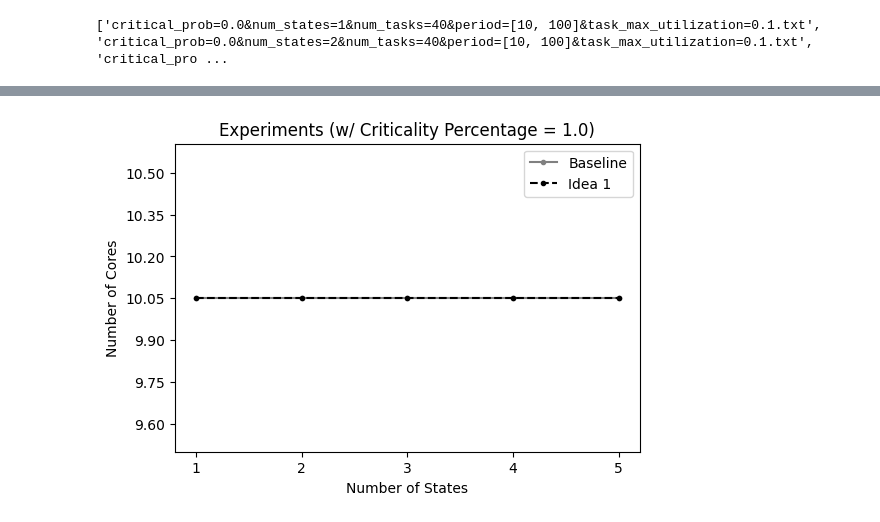
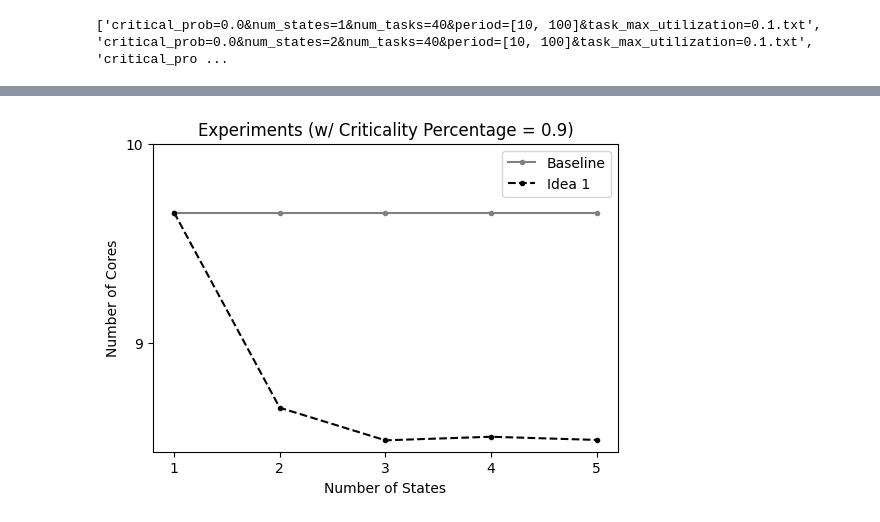
Before and after one commit to Akyeast/softerr_sim, a Jupyter notebook: vis/vis_idea1.ipynb, the cells around one changed output, grey strips where cells are left out. Cells and saved outputs as stored; diff of their text form; code cells hidden in the pictures.

```diff
--- a/vis/vis_idea1.ipynb
+++ b/vis/vis_idea1.ipynb
@@ -75,33 +75,33 @@ plt.show()
 # %%
 # Compare state-wise and state-less with #states (#critical_prob = vis_critical_prob)
 
-vis_critical_prob = '1.0'
+vis_critical_prob = '0.9'
 
 plt.figure(figsize=(6,4))
 
 ax = plt.gca()
 
 index = critical_prob_index[vis_critical_prob]
 state_list = cfg['num_states_list']
 state_list = cfg['num_states_list']
 
 def get_state_list(output_dict, index) :
     return [output_dict[str(s)][index] for s in state_list]
 
 plt.plot(state_list[:-1], get_state_list(state_less, index)[:-1], label='Baseline', color='gray', marker='.')
 plt.plot(state_list[:-1], get_state_list(state_wise, index)[:-1], label='Idea 1', color='black', linestyle='dashed', marker='.')
 
 plt.title(f'Experiments (w/ Criticality Percentage = {vis_critical_prob})')
 plt.xlabel('Number of States')
 plt.ylabel('Number of Cores')
 plt.legend()
 
-# ax.set_ylim([4, 8])
+ax.set_ylim([None, 10])
 ax.yaxis.set_major_locator(plt.MaxNLocator(integer=True))
 ax.xaxis.set_major_locator(plt.MaxNLocator(integer=True))
 # ax.yaxis.set_major_locator(plt.AutoLocator())
 # ax.yaxis.set_major_locator(plt.IndexLocator(base=1, offset=0))
 
 plt.show()
 # %% [output]
-[figure, old version]
+[figure, new version]
```
Also changed, not shown: parts of 2 cells of this notebook, 7 other files.
